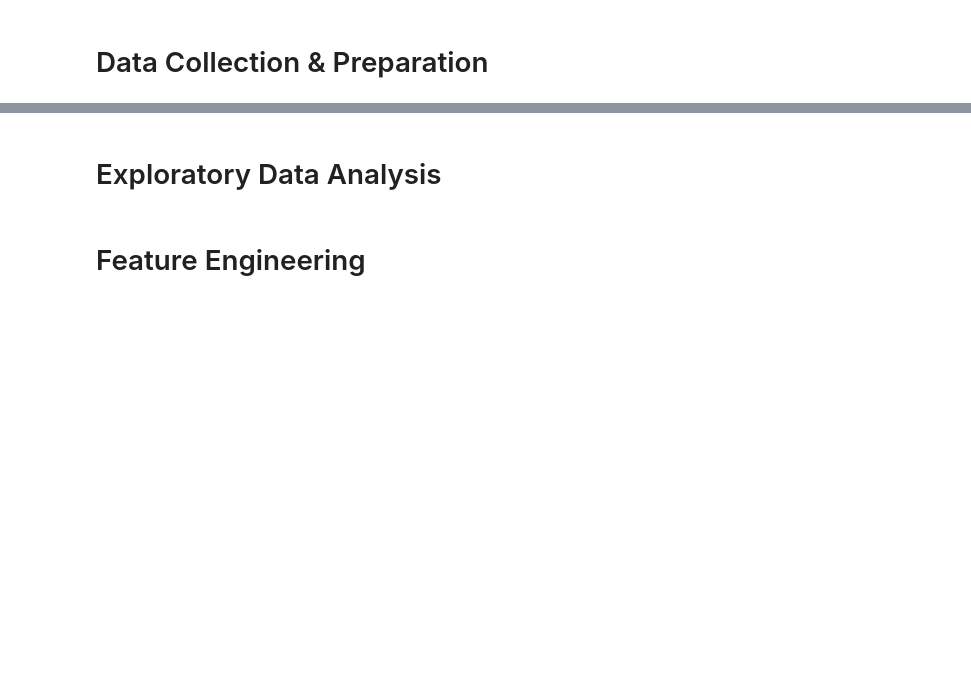
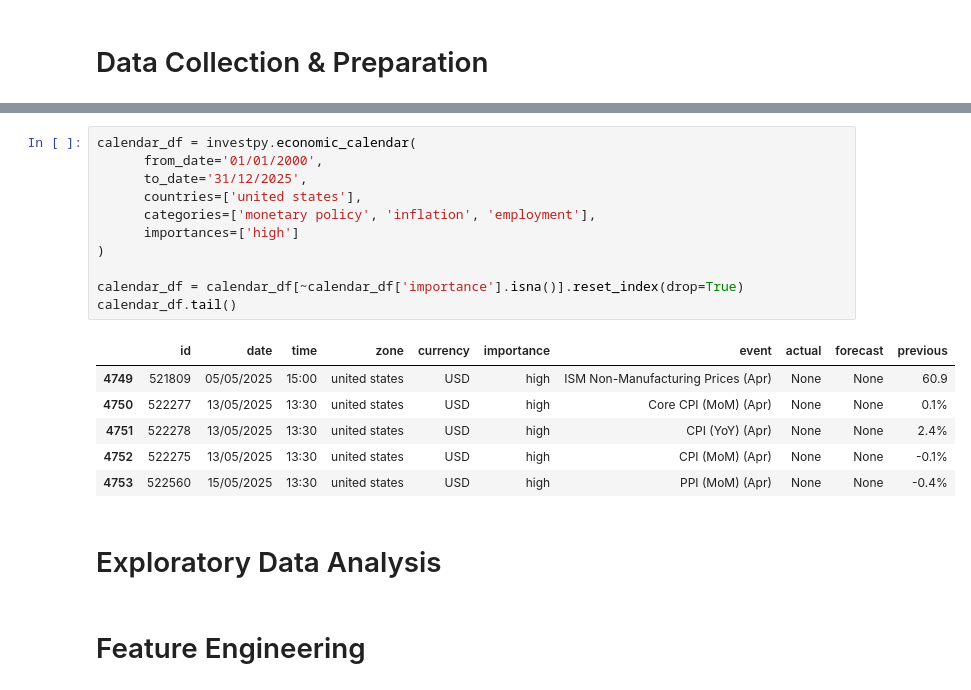
Before and after one commit to jacobmillerforever/ECON_506, a Jupyter notebook: 506_Final_Project.ipynb, the cells around one changed output, grey strips where cells are left out. Drawn from its saved outputs; the diff is of its cells as text; blank space fills up the shorter version.

Commit message:
Add dates for CPI, unemployment, etc

```diff
--- a/506_Final_Project.ipynb
+++ b/506_Final_Project.ipynb
@@ -232,6 +242,24 @@ Could not fetch GS30 with frequency 'w': Bad Request.  Value of frequency is not
 Could not fetch GS30 with frequency 'bw': Bad Request.  Value of frequency is not one of: 'm', 'q', 'sa', 'a'.
 Successfully fetched data for GS30 with frequency 'm'
 Successfully fetched data for BAMLC0A0CM with frequency 'd'
+# %%
+calendar_df = investpy.economic_calendar(
+      from_date='01/01/2000',
+      to_date='31/12/2025',
+      countries=['united states'],
+      categories=['monetary policy', 'inflation', 'employment'],
+      importances=['high']
+)
+
+calendar_df = calendar_df[~calendar_df['importance'].isna()].reset_index(drop=True)
+calendar_df.tail()
+# %% [output]
+|  | id | date | time | zone | currency | importance | event | actual | forecast | previous |
+| 4749 | 521809 | 05/05/2025 | 15:00 | united states | USD | high | ISM Non-Manufacturing Prices (Apr) | None | None | 60.9 |
+| 4750 | 522277 | 13/05/2025 | 13:30 | united states | USD | high | Core CPI (MoM) (Apr) | None | None | 0.1% |
+| 4751 | 522278 | 13/05/2025 | 13:30 | united states | USD | high | CPI (YoY) (Apr) | None | None | 2.4% |
+| 4752 | 522275 | 13/05/2025 | 13:30 | united states | USD | high | CPI (MoM) (Apr) | None | None | -0.1% |
+| 4753 | 522560 | 15/05/2025 | 13:30 | united states | USD | high | PPI (MoM) (Apr) | None | None | -0.4% |
 # %% [markdown]
 # Exploratory Data Analysis
 # %% [markdown]
```
Also changed, not shown: parts of 4 cells of this notebook.
